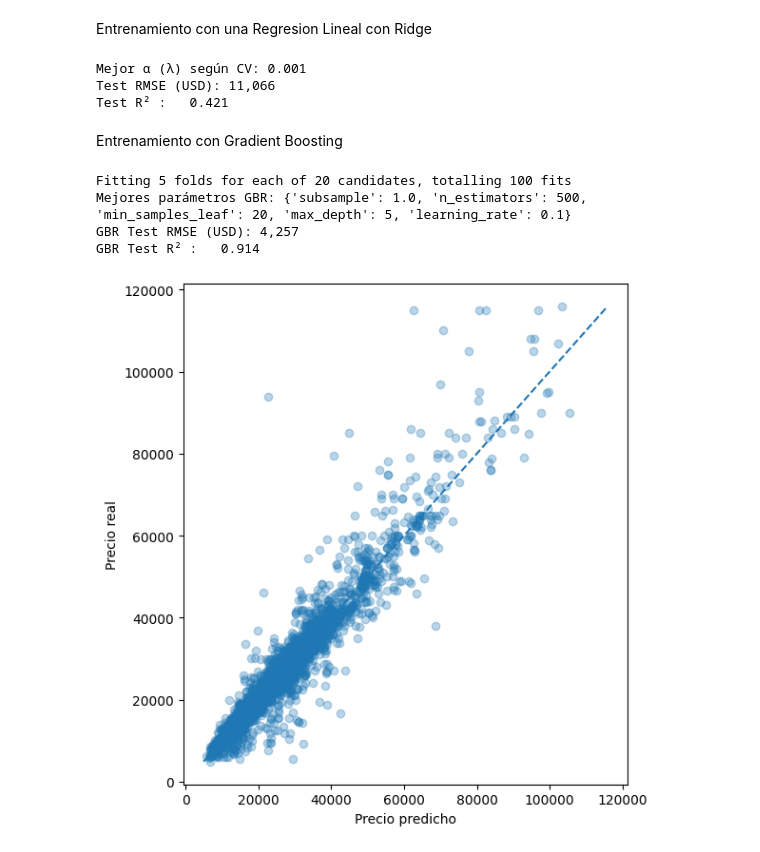
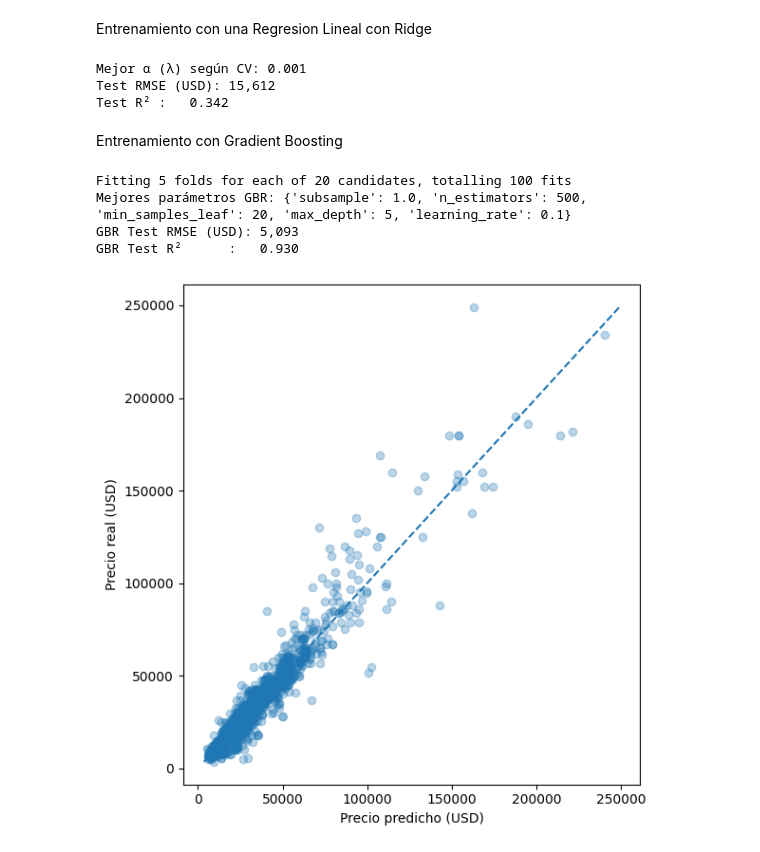
Before and after one commit to ignacio279/Machine-Learning-Vechetti-Vargas, a Jupyter notebook: Notebook.ipynb, the cells around one changed output. Saved outputs shown, nothing was run; the diff lists cells and outputs as text; code cells hidden in the pictures.

```diff
--- a/Notebook.ipynb
+++ b/Notebook.ipynb
@@ -30,6 +34,7 @@ mask = df['Moneda'] == '$'
 df.loc[mask, 'Precio'] = df.loc[mask, 'Precio'] / 1185
 df.drop(columns=['Moneda'], inplace=True)
 df.drop(columns = ['Tipo de carrocería'],inplace=True)
+df.dropna(subset=['Motor'], inplace=True)
 idx = df[df['Año'] == 436694.0].index
 df.drop(idx, inplace=True)
 # %%
@@ -159,6 +161,6 @@ Número de outliers: 187
 # %%
-df= df[np.abs(df["log_Precio"] - mu) <= 3 * sigma].copy()
-df["Precio"] = np.exp(df["log_Precio"])
+# df= df[np.abs(df["log_Precio"] - mu) <= 3 * sigma].copy()
+# df["Precio"] = np.exp(df["log_Precio"])
 # %% [markdown]
 # codificacion
 # %%
@@ -381 +434,5 @@ Name: count, Length: 134, dtype: int64
+# %%
+df['Edad']= 2026 - df['Año']
+df['log_km'] = np.log1p(df['Kilómetros'])
+df['km_per_year'] = df['Kilómetros'] / (df['Edad'])
 # %%
@@ -426,14 +501,6 @@ df.to_csv('Data/pf_suvs_i302_1s2025_processed.csv', index=False,sep=',')
 # %% [markdown]
 Entrenamiento con una Regresion Lineal con Ridge
 # %%
-numerical = ['Kilómetros','Año','Puertas']
-X = df[numerical + freq_feats]
-y = np.log(df['Precio'])
-
-X_train_full, X_test, y_train_full, y_test = train_test_split(
-    X, y, test_size=0.2, random_state=42
-)
-
 alphas = np.logspace(-3, 1, 13)
 ridge_pipeline = make_pipeline(
     StandardScaler(),
@@ -444,7 +511,7 @@ ridge_pipeline = make_pipeline(
     )
 )
 
-ridge_pipeline.fit(X_train_full, y_train_full)
+ridge_pipeline.fit(X_train, y_train)
 
 best_alpha = ridge_pipeline.named_steps['ridgecv'].alpha_
 print("Mejor α (λ) según CV:", best_alpha)
@@ -460,18 +527,12 @@ print(f"Test RMSE (USD): {rmse_test:,.0f}")
 print(f"Test R² :   {r2_test:.3f}")
 # %% [output]
 Mejor α (λ) según CV: 0.001
-Test RMSE (USD): 11,066
-Test R² :   0.421
+Test RMSE (USD): 15,612
+Test R² :   0.342
 # %% [markdown]
 Entrenamiento con Gradient Boosting
 # %%
-X = df[numerical + freq_feats]
-y = np.log(df['Precio'])
-
-X_train, X_test, y_train, y_test = train_test_split(X, y, test_size=0.2, random_state=42)
-
 gbr = GradientBoostingRegressor(random_state=0)
-
 param_dist = {
     'n_estimators':    [100, 300, 500],
     'learning_rate':   [0.01, 0.05, 0.1],
@@ -479,42 +540,41 @@ param_dist = {
     'min_samples_leaf':[20, 50, 100],
     'subsample':       [0.8, 1.0]
 }
-
 search = RandomizedSearchCV(
     estimator=gbr,
     param_distributions=param_dist,
     n_iter=20,
     scoring='neg_root_mean_squared_error',
     cv=5,
     n_jobs=-1,
     random_state=0,
     verbose=1
 )
 search.fit(X_train, y_train)
 
-best_gbr = search.best_estimator_
-print("Mejores parámetros GBR:", search.best_params_)
+best_gbr   = search.best_estimator_
+y_pred_log = best_gbr.predict(X_test)
 
-y_pred_log  = best_gbr.predict(X_test)
 y_test_orig = np.exp(y_test)
 y_pred_orig = np.exp(y_pred_log)
 
 rmse_test = np.sqrt(mean_squared_error(y_test_orig, y_pred_orig))
 r2_test   = r2_score(y_test_orig, y_pred_orig)
+print("Mejores parámetros GBR:", search.best_params_)
 print(f"GBR Test RMSE (USD): {rmse_test:,.0f}")
-print(f"GBR Test R² :   {r2_test:.3f}")
+print(f"GBR Test R²      :   {r2_test:.3f}")
 
 plt.figure(figsize=(6,6))
 plt.scatter(y_pred_orig, y_test_orig, alpha=0.3)
 mn, mx = y_test_orig.min(), y_test_orig.max()
 plt.plot([mn, mx], [mn, mx], ls='--')
-plt.xlabel("Precio predicho")
-plt.ylabel("Precio real")
+plt.xlabel("Precio predicho (USD)")
+plt.ylabel("Precio real (USD)")
 plt.tight_layout()
 plt.show()
 # %% [output]
 Fitting 5 folds for each of 20 candidates, totalling 100 fits
 Mejores parámetros GBR: {'subsample': 1.0, 'n_estimators': 500, 'min_samples_leaf': 20, 'max_depth': 5, 'learning_rate': 0.1}
-GBR Test RMSE (USD): 4,257
-GBR Test R² :   0.914
+GBR Test RMSE (USD): 5,093
+GBR Test R²      :   0.930
-[figure, old version]
+[figure, new version]
```
Also changed, not shown: parts of 16 cells of this notebook, 1 other file.
